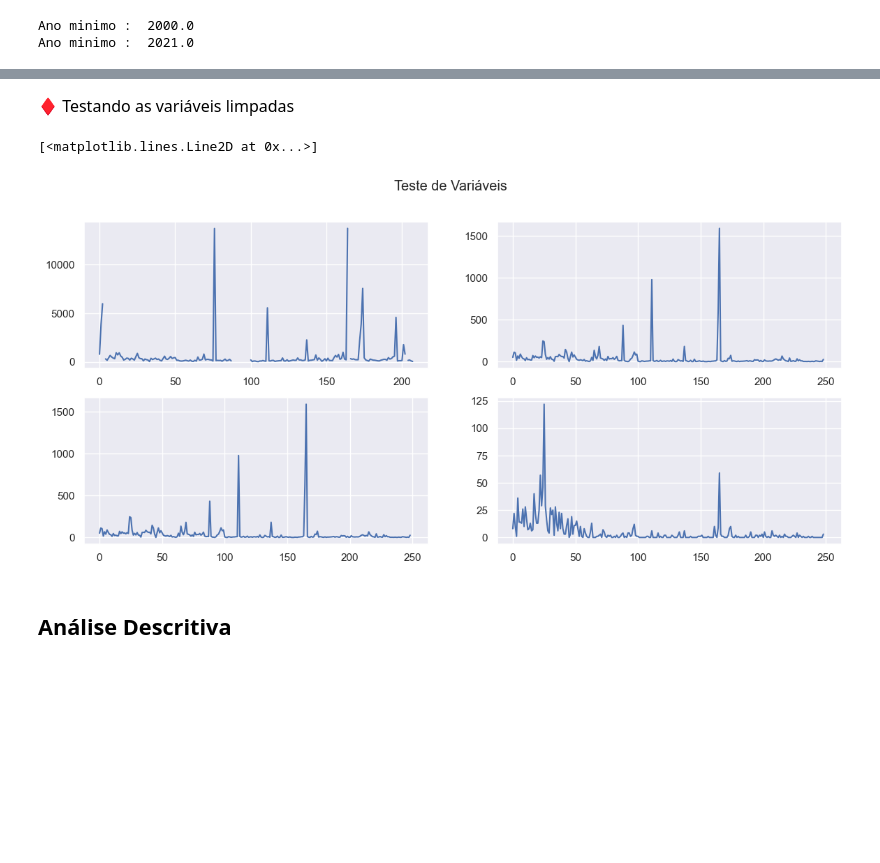
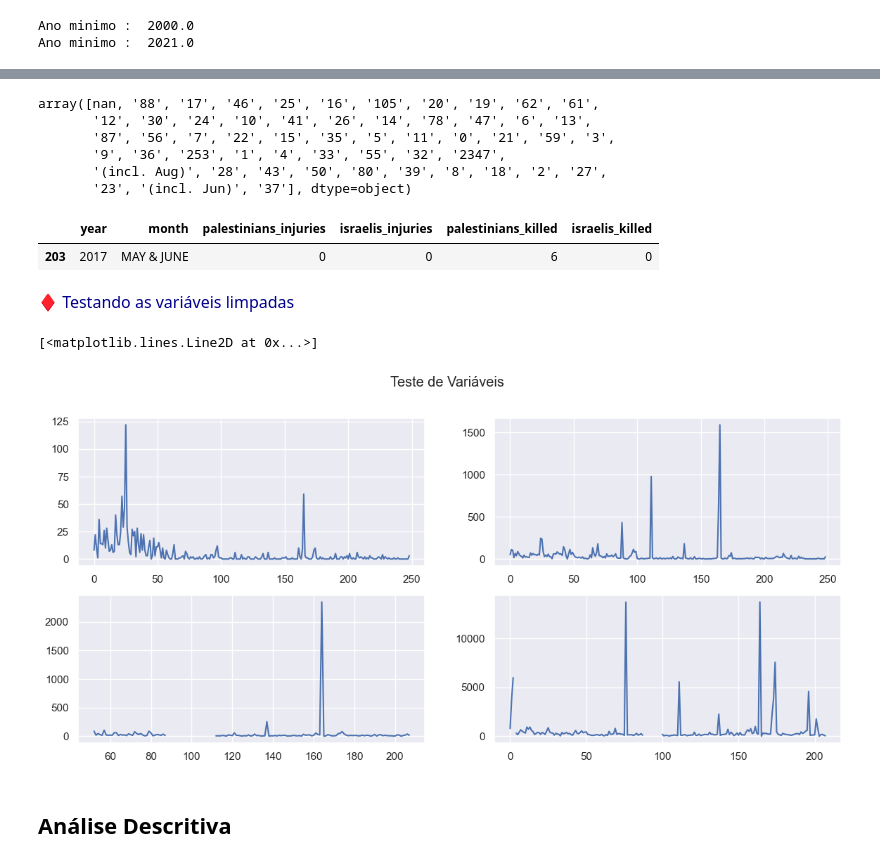
Before and after one commit to henriquecarvalho-maker/Conflito-israelo-palestino, a Jupyter notebook: análise_dos_mortos_e_feridos_no_conflito_entre_palestinos_e_israelitas.ipynb, the cells around one changed output, grey strips where cells are left out. Drawn from its saved outputs; the diff is of its cells as text; code cells hidden in the pictures; blank space fills up the shorter version.

```diff
--- a/análise_dos_mortos_e_feridos_no_conflito_entre_palestinos_e_israelitas.ipynb
+++ b/análise_dos_mortos_e_feridos_no_conflito_entre_palestinos_e_israelitas.ipynb
@@ -93,2 +100,3 @@ dados['Israelis Killed'] = dados['Israelis Killed'].str.replace(',', '.')
 # %%
-dados['Palestinians Killed'] = dados['Palestinians Killed'].str.replace(',', '.')
+dados_ = dados_.dropna(subset=['year'])
+dados_.loc[:, 'year'] = dados_['year'].astype('int64')
@@ -106,17 +145,44 @@ dados['Israelis Killed'] = pd.to_numeric(dados['Israelis Killed'])
+# %%
+dados_['israelis_injuries'].unique()
+# %% [output]
+array([nan, '88', '17', '46', '25', '16', '105', '20', '19', '62', '61',
+       '12', '30', '24', '10', '41', '26', '14', '78', '47', '6', '13',
+       '87', '56', '7', '22', '15', '35', '5', '11', '0', '21', '59', '3',
+       '9', '36', '253', '1', '4', '33', '55', '32', '2347',
+       '(incl. Aug)', '28', '43', '50', '80', '39', '8', '18', '2', '27',
+       '23', '(incl. Jun)', '37'], dtype=object)
+# %%
+dados_['palestinians_injuries'] = dados_['palestinians_injuries'].replace('(incl. Aug)', '0')
+dados_['palestinians_injuries'] = dados_['palestinians_injuries'].replace('(incl. Jun)', '0')
+
+dados_['israelis_injuries'] = dados_['israelis_injuries'].replace('(incl. Aug)', '0')
+dados_['israelis_injuries'] = dados_['israelis_injuries'].replace('(incl. Jun)', '0')
+# %%
+dados_[dados_['month'] == 'MAY & JUNE']
+# %% [output]
+|  | year | month | palestinians_injuries | israelis_injuries | palestinians_killed | israelis_killed |
+| 203 | 2017 | MAY & JUNE | 0 | 0 | 6 | 0 |
+# %%
+dados_['month'] = dados_['month'].replace('MAY & JUNE', 'MAY')
+# %%
+dados_['israelis_killed'] = pd.to_numeric(dados_['israelis_killed'])
+dados_['palestinians_killed'] = pd.to_numeric(dados_['palestinians_killed'])
+dados_['israelis_injuries'] = pd.to_numeric(dados_['israelis_injuries'])
+dados_['palestinians_injuries'] = pd.to_numeric(dados_['palestinians_injuries'])
 # %% [markdown]
-<p style= 'font-size: 16px'> &diams; Testando as variáveis limpadas</p>
+<p style= 'font-size: 16px; color: DarkBlue;'> &diams; Testando as variáveis limpadas</p>
 # %%
 fig = plt.figure()
 gs = fig.add_gridspec(2, 2)
 (ax1, ax2), (ax3, ax4) = gs.subplots()
 fig.suptitle('Teste de Variáveis')
-ax1.plot(dados['Palestinians Injuries'])
-ax2.plot(dados['Palestinians Killed'])
-ax3.plot(dados['Israelis Injuries'])
-ax4.plot(dados['Israelis Killed'])
+ax1.plot(dados_['israelis_killed'])
+ax2.plot(dados_['palestinians_killed'])
+ax3.plot(dados_['israelis_injuries'])
+ax4.plot(dados_['palestinians_injuries'])
 # %% [output]
 [<matplotlib.lines.Line2D at 0x...>]
-[figure, old version]
+[figure, new version]
 # %% [markdown]
 <h2>Análise Descritiva</h2>
 # %%
```
Also changed, not shown: parts of 20 cells of this notebook.
